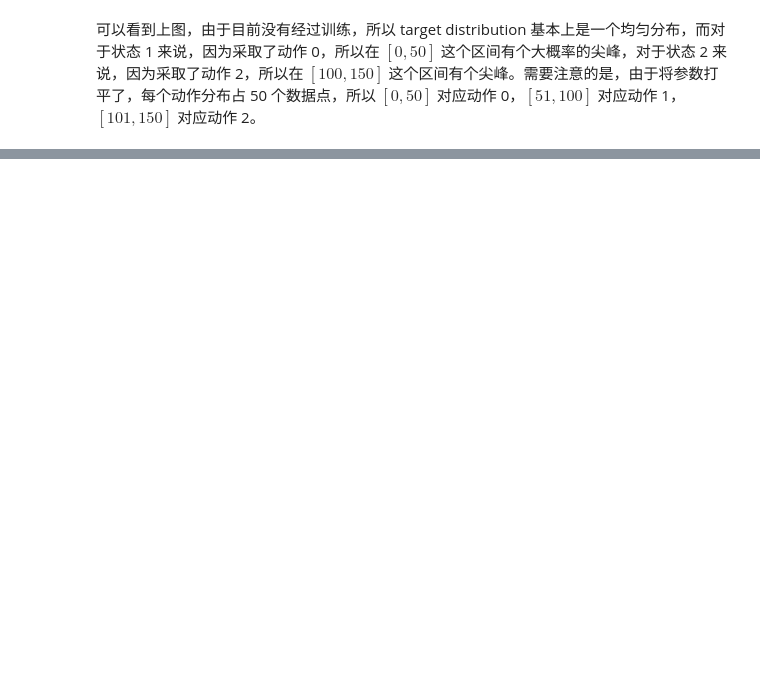
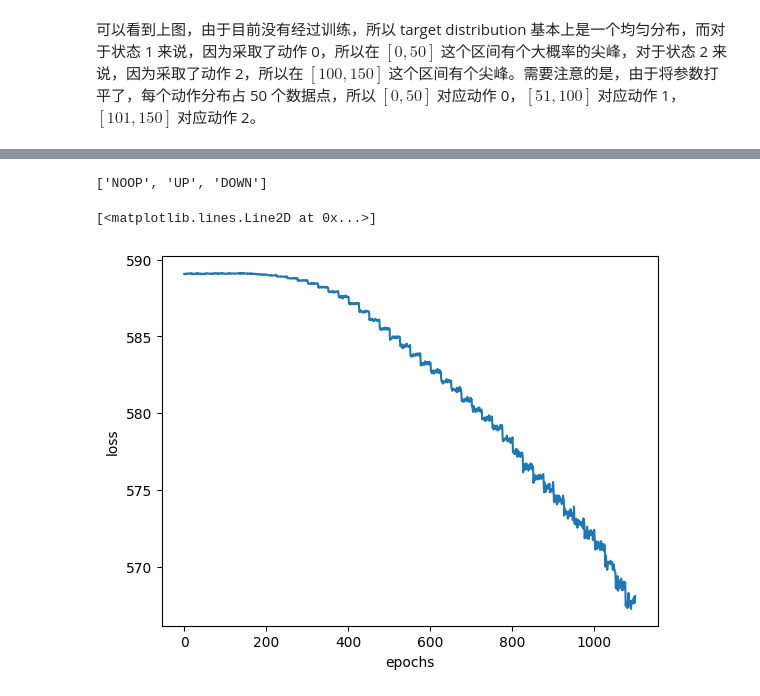
Before and after one commit to Aquietzero/ai-playground, a Jupyter notebook: reinforcement_learning/freeway_with_distributional_q_learning.ipynb, the cells around one changed output, grey strips where cells are left out. Drawn from its saved outputs; the diff is of its cells as text; code cells hidden in the pictures; blank space fills up the shorter version.

Commit message:
add: freeway with distributional q learning

```diff
--- a/reinforcement_learning/freeway_with_distributional_q_learning.ipynb
+++ b/reinforcement_learning/freeway_with_distributional_q_learning.ipynb
@@ -242,3 +242,36 @@ def get_action(dist, support):
 
     actions = torch.Tensor(actions).int()
     return actions
+# %%
+import gymnasium
+from collections import deque
+env = gymnasium.make('ALE/Freeway-ram-v5')
+aspace = 3
+env.unwrapped.get_action_meanings()
+# %% [output]
+['NOOP', 'UP', 'DOWN']
+# %%
+vmin, vmax = -10., 10.
+replay_size = 200
+batch_size = 50
+nsup = 51
+dz = (vmax - vmin) / (nsup - 1)
+support = torch.linspace(vmin, vmax, nsup)
+
+replay = deque(maxlen=replay_size)
+lr = 0.0001
+gamma = 0.1
+epochs = 1300
+eps = 0.2
+eps_min = 0.05
+priority_level = 5
+update_freq = 25
+
+tot_params = 128 * 100 + 25 * 100 + aspace * 25 * 51
+theta = torch.randn(tot_params) / 10.
+theta.requires_grad = True
+theta_2 = theta.detach().clone()
+losses = []
+cum_rewards = []
+renders = []
+state = preproc_state(env.reset()[0])
@@ -244,0 +340,8 @@ def get_action(dist, support):
+# %%
+
+plt.xlabel('epochs')
+plt.ylabel('loss')
+plt.plot(losses)
+# %% [output]
+[<matplotlib.lines.Line2D at 0x...>]
+[figure, added]
```
Also changed, not shown: parts of 4 cells of this notebook.
